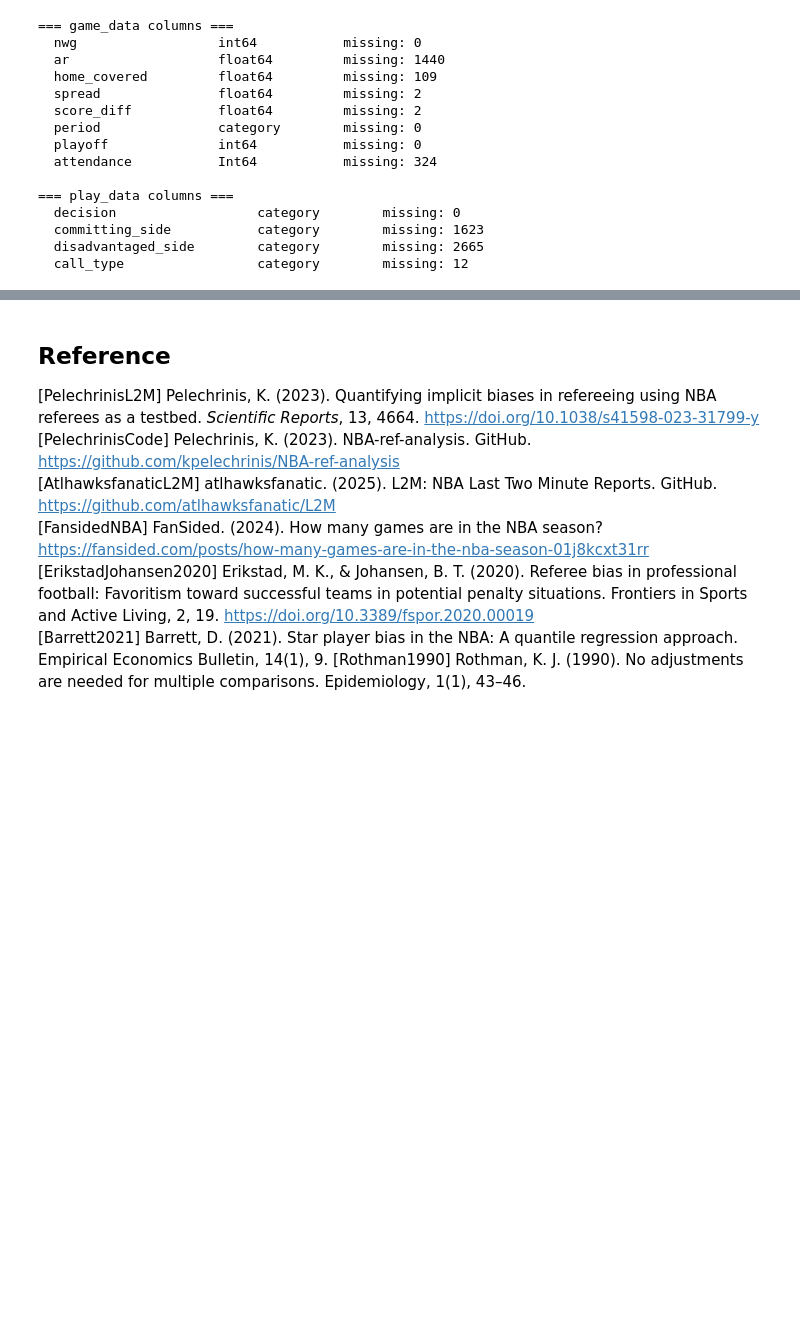
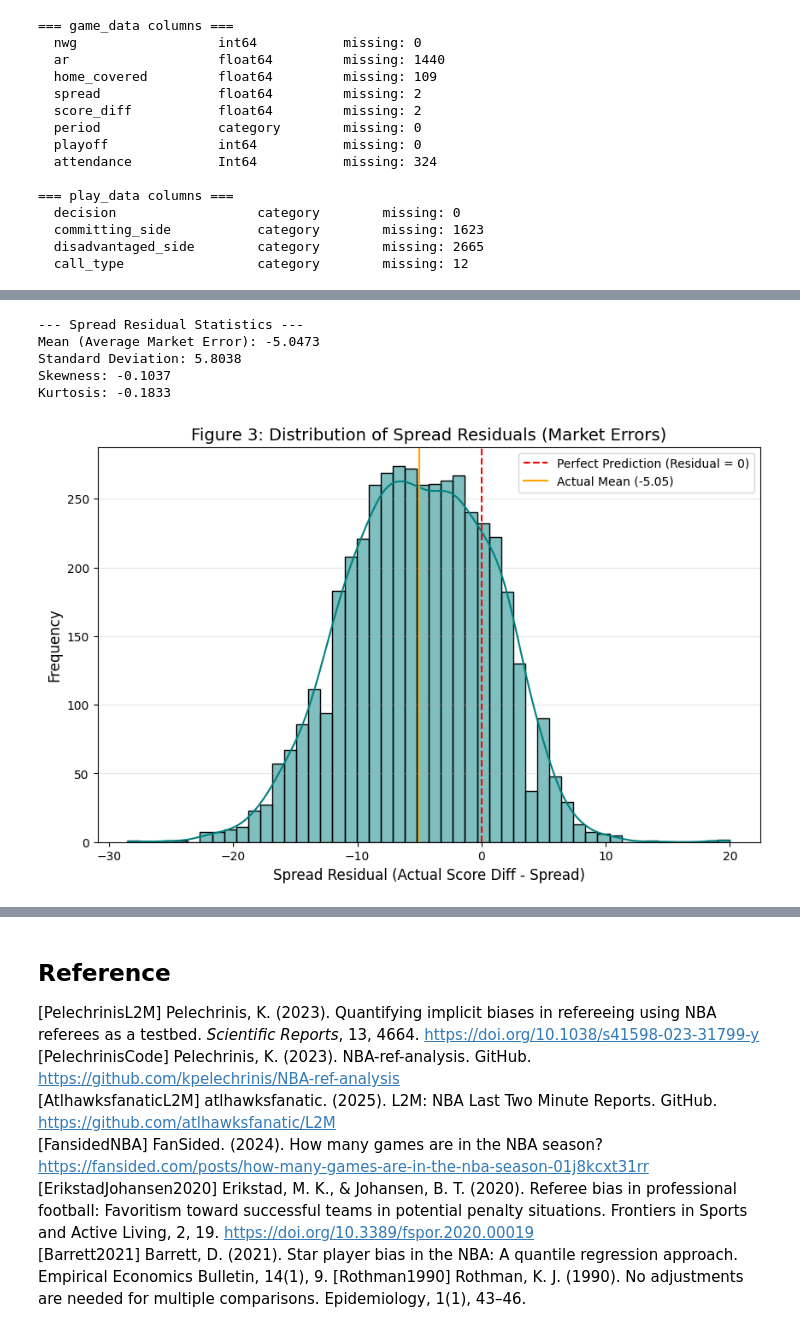
Before and after one commit to RoumenNikolov/decision-bias-study, a Jupyter notebook: bias_analysis.ipynb, the cells around one changed output, grey strips where cells are left out. Drawn from its saved outputs; the diff is of its cells as text; code cells hidden in the pictures; blank space fills up the shorter version.

```diff
--- a/bias_analysis.ipynb
+++ b/bias_analysis.ipynb
@@ -2682,0 +2853,47 @@ print_variable()
+# %%
+# --- STEP 6.3: Spread and Residual Distribution Analysis ---
+
+# 1. Calculate the Spread Residual
+# Residual = Actual Margin - Market Spread
+# Interpretation:
+# Positive (>0): Home team outperformed the spread.
+# Negative (<0): Home team underperformed (Market was too optimistic for Home).
+game_data['spread_residual'] = game_data['score_diff'] - game_data['spread']
+
+# 2. Calculate Descriptive Statistics for the Residuals
+res_mean = game_data['spread_residual'].mean()
+res_std = game_data['spread_residual'].std()
+res_skew = stats.skew(game_data['spread_residual'].dropna())
+res_kurt = stats.kurtosis(game_data['spread_residual'].dropna())
+
+print(f"--- Spread Residual Statistics ---")
+print(f"Mean (Average Market Error): {res_mean:.4f}")
+print(f"Standard Deviation: {res_std:.4f}")
+print(f"Skewness: {res_skew:.4f}")
+print(f"Kurtosis: {res_kurt:.4f}")
+
+# 3. Visualization: Distribution of Residuals
+plt.figure(figsize=(10, 6))
+
+# Fixed: Using hue and legend=False to avoid FutureWarnings
+sns.histplot(game_data['spread_residual'], kde=True, color='teal', bins=50, edgecolor='black')
+
+# Add a vertical line at 0 (Market Efficiency Baseline)
+plt.axvline(0, color='red', linestyle='--', label='Perfect Prediction (Residual = 0)')
+# Add a vertical line for the actual Observed Mean
+plt.axvline(res_mean, color='orange', linestyle='-', label=f'Actual Mean ({res_mean:.2f})')
+
+plt.title('Figure 3: Distribution of Spread Residuals (Market Errors)', fontsize=14)
+plt.xlabel('Spread Residual (Actual Score Diff - Spread)', fontsize=12)
+plt.ylabel('Frequency', fontsize=12)
+plt.legend()
+plt.grid(axis='y', alpha=0.3)
+
+plt.show()
+# %% [output]
+--- Spread Residual Statistics ---
+Mean (Average Market Error): -5.0473
+Standard Deviation: 5.8038
+Skewness: -0.1037
+Kurtosis: -0.1833
+[figure, added]
```
Also changed, not shown: parts of 50 cells of this notebook, 12 other files.
